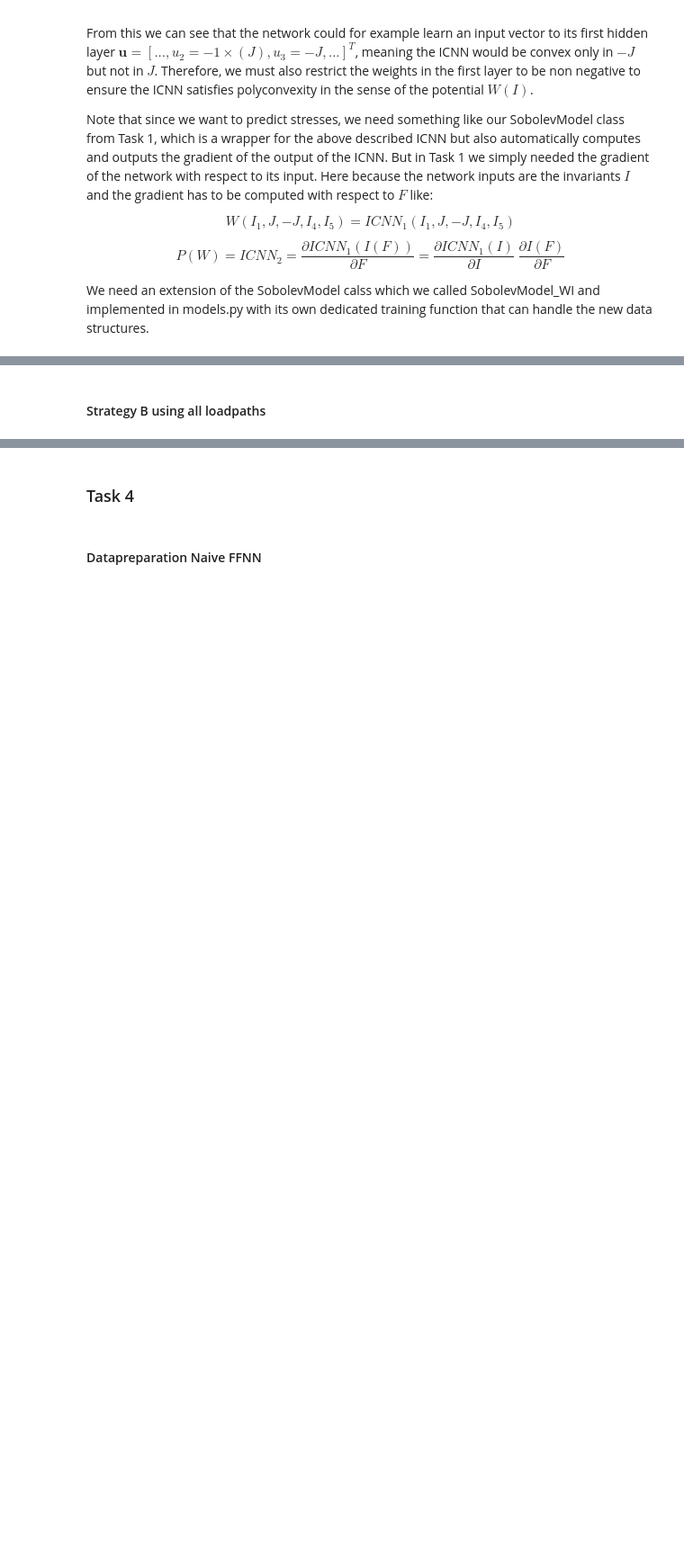
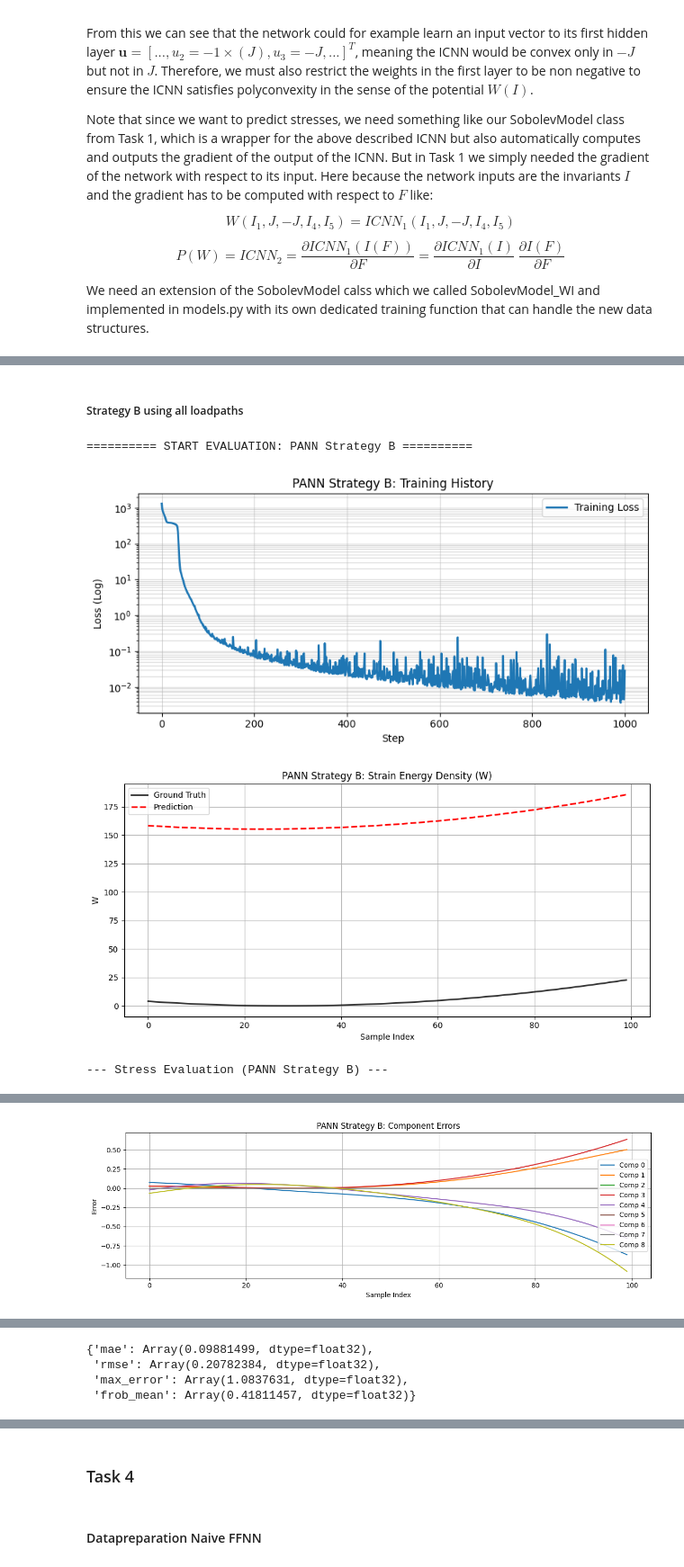
Before and after one commit to Lukas-F-1/ML-Tutorial-WS25_26, a Jupyter notebook: ffnn_introduction/main_t2.ipynb, the cells around one changed output, grey strips where cells are left out. Shown at 90% size. Saved outputs shown, nothing was run; the diff lists cells and outputs as text; code cells hidden in the pictures; blank space fills up the shorter version.

```diff
--- a/ffnn_introduction/main_t2.ipynb
+++ b/ffnn_introduction/main_t2.ipynb
@@ -375,11 +425,11 @@ W_I_model_A, W_I_model_history_A = tm.train_WI(
 # %% [markdown]
-#### Strategy B using all loadpaths
+##### Strategy B using all loadpaths
 # %%
 # This loss function trains only on the function values (W).
 sobolev_loss_fn_b = tl.SobolevLoss(alpha=0.0, beta=1.0)
 
 # Train the model for strategy B
-W_I_model_A, W_I_model_history_A = tm.train_WI(
+W_I_model_B, W_I_model_history_B = tm.train_WI(
     model=W_I_model,
     train_data=((F_cal_all,I_cal_all), (W_cal_all, P_cal_all)), # Pass the combined data
     key=train_key_3,
@@ -388,3 +438,19 @@ W_I_model_A, W_I_model_history_A = tm.train_WI(
     learning_rate=1e-3,
     loss_fn=sobolev_loss_fn_b # Pass the gradient-only loss
 )
+
+W_I_model_B_final = klax.finalize(W_I_model_B)
+# %%
+vis.evaluate_model_performance(
+    model=W_I_model_B_final,
+    inputs=inputs_test,
+    P_true=P_mix_test_jx,
+    W_true=W_mix_test_jx,
+    history=W_I_model_history_B,
+    title="PANN Strategy B"
+)
+# %% [output]
+========== START EVALUATION: PANN Strategy B ==========
+[figure, added]
+[figure, added]
+--- Stress Evaluation (PANN Strategy B) ---
@@ -390,0 +458 @@ W_I_model_A, W_I_model_history_A = tm.train_WI(
+[figure, added]
@@ -391 +461,5 @@ W_I_model_A, W_I_model_history_A = tm.train_WI(
+{'mae': Array(0.09881499, dtype=float32),
+ 'rmse': Array(0.20782384, dtype=float32),
+ 'max_error': Array(1.0837631, dtype=float32),
+ 'frob_mean': Array(0.41811457, dtype=float32)}
 # %% [markdown]
```
Also changed, not shown: parts of 25 cells of this notebook, 2 other files.
